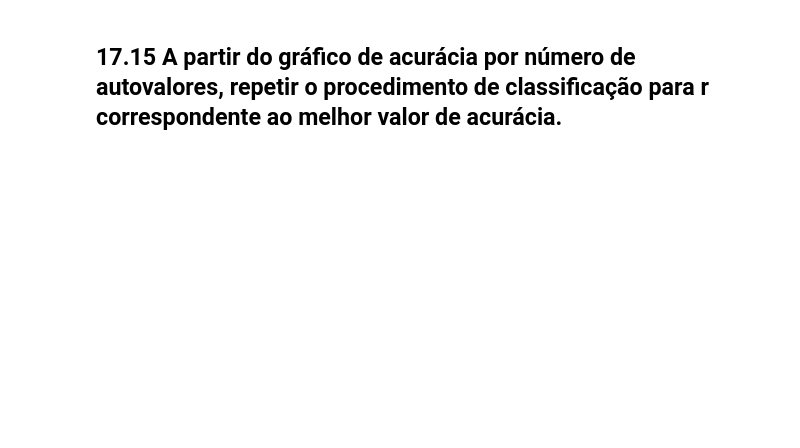
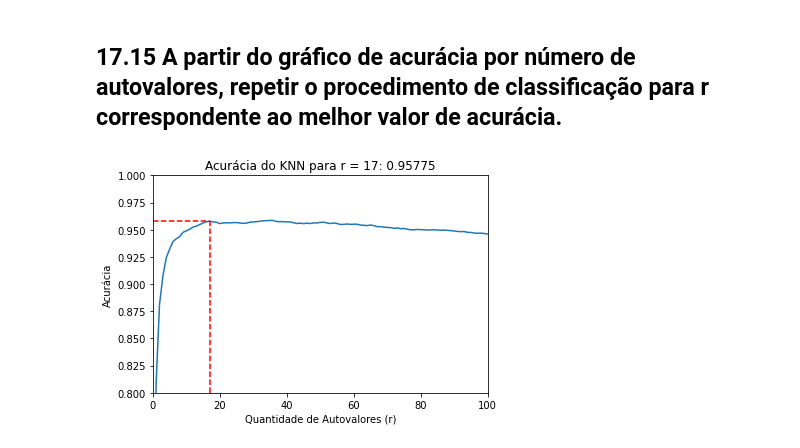
Before and after one commit to diascarolina/fundamentos-analise-dados, a Jupyter notebook: trabalho02_classificacao/t02_SVD_prediction.ipynb, the cells around one changed output. Saved outputs shown, nothing was run; the diff lists cells and outputs as text; code cells hidden in the pictures; blank space fills up the shorter version.

```diff
--- a/trabalho02_classificacao/t02_SVD_prediction.ipynb
+++ b/trabalho02_classificacao/t02_SVD_prediction.ipynb
@@ -370,9 +359,9 @@ for r in range(1024):
 # %%
-# salvando a lista em um arquivo com as acurácias
-with open('accuracy_list_svd.txt', 'w') as fp:
-    for item in accuracy_list_svd:
-        fp.write("%s\n" % item)
-print('Terminado')
+# # salvando a lista em um arquivo com as acurácias
+# with open('accuracy_list_svd.txt', 'w') as fp:
+#     for item in accuracy_list_svd:
+#         fp.write("%s\n" % item)
+# print('Terminado')
 # %%
 # lendo a lista
 
@@ -394,2 +385,16 @@ plt.show()
 # %% [markdown]
 ## 17.15 A partir do gráfico de acurácia por número de autovalores, repetir o procedimento de classificação para r correspondente ao melhor valor de acurácia.
+# %%
+r_svd = 17
+plt.plot(accuracy_svd)
+plt.ylabel(f'Acurácia')
+plt.xlabel('Quantidade de Autovalores (r)')
+plt.title(f'Acurácia do KNN para r = {r_svd}: {accuracy_svd[r_svd]}')
+plt.axis([0, 100, 0.8, 1])
+
+plt.vlines(x=r_svd, ymin=0.8, ymax=accuracy_svd[r_svd], colors='r', linestyles='dashed')
+plt.hlines(y=accuracy_svd[r_svd], xmin=0, xmax=r_svd, colors='r', linestyles='dashed')
+
+plt.show()
+# %% [output]
+[figure, added]
```
Also changed, not shown: parts of 5 cells of this notebook, 1 other file.
